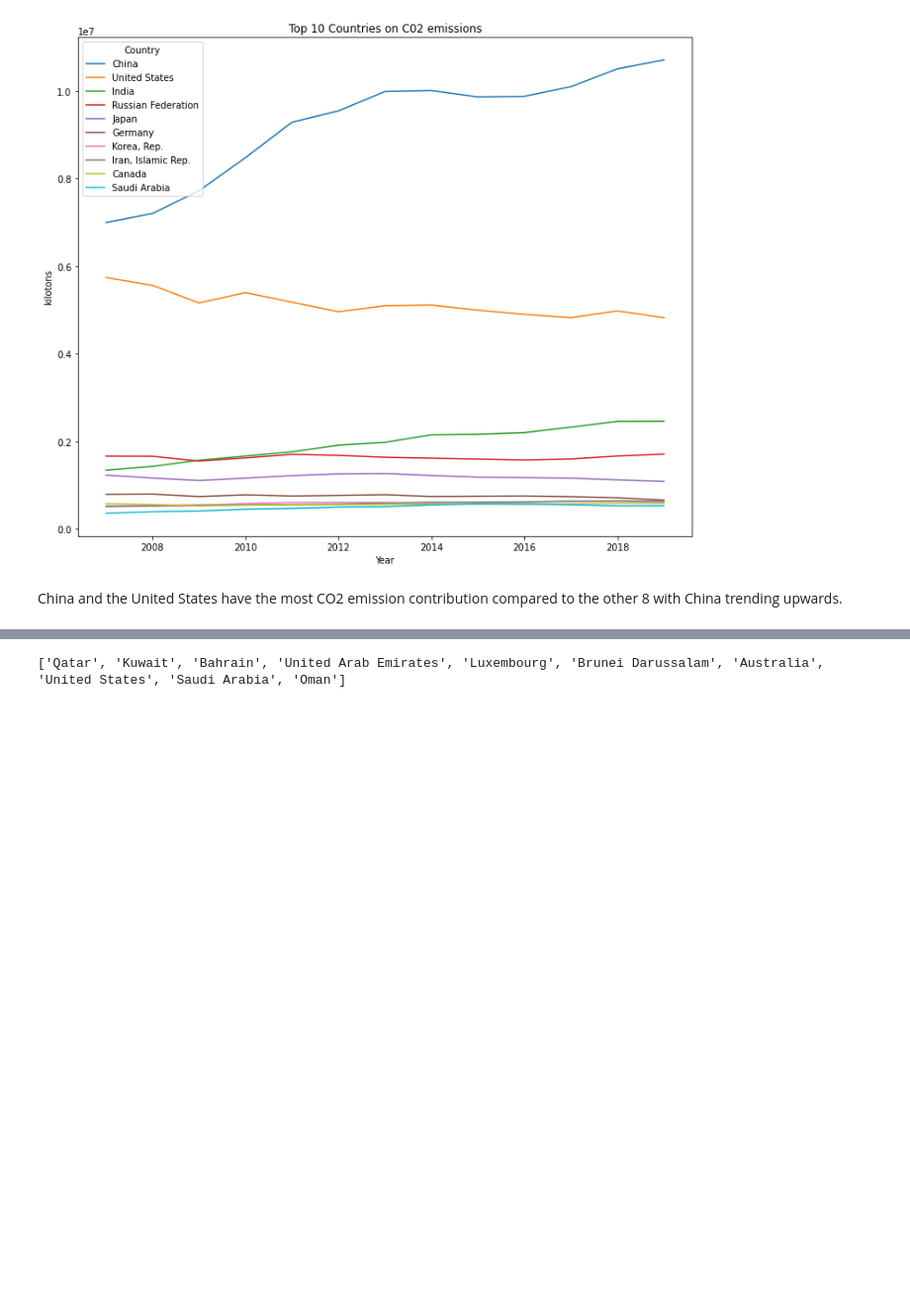
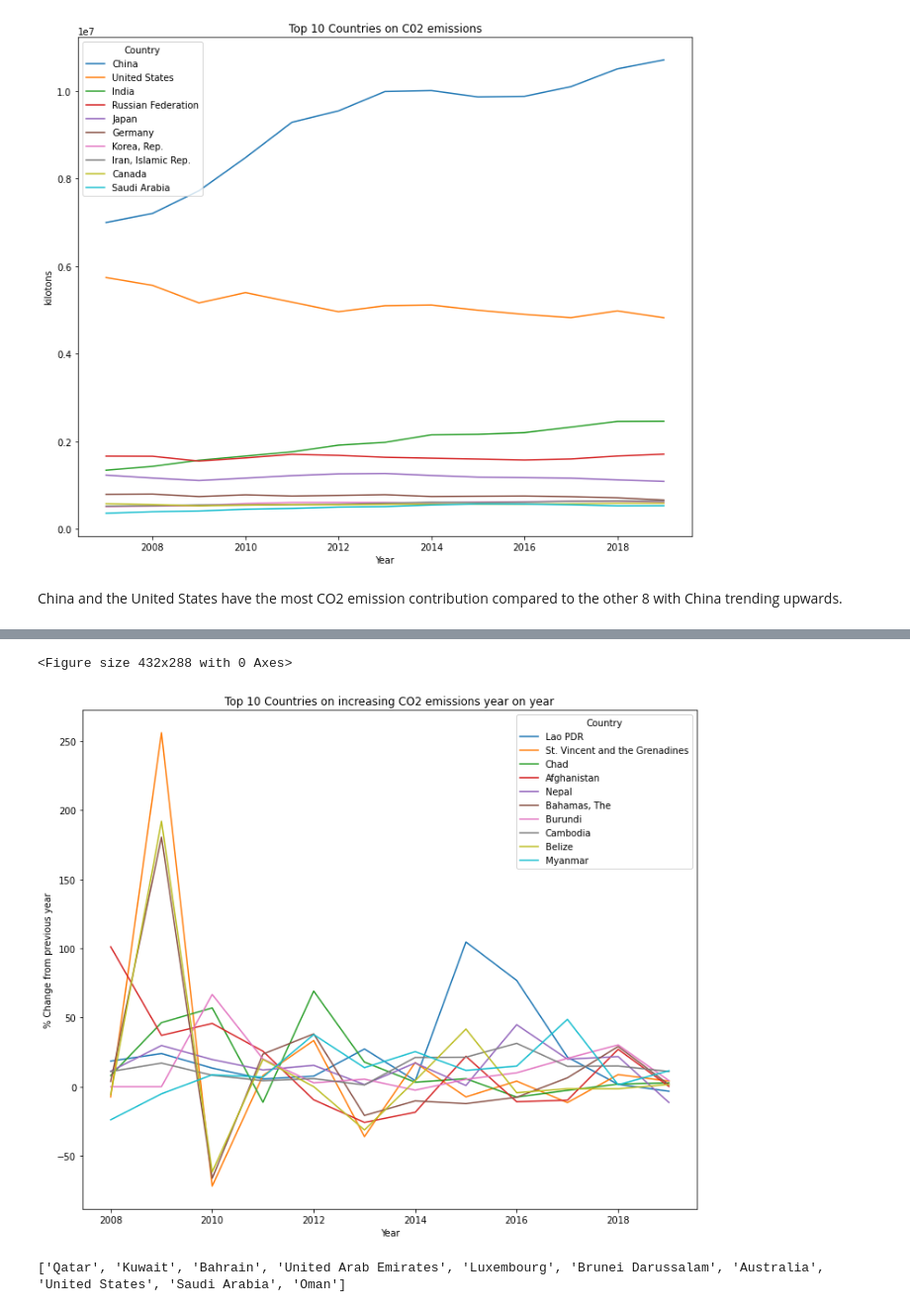
Before and after one commit to jords-santiago/humans_are_pollutants, a Jupyter notebook: 02_SourceCodes/01_Python_JupyterNotebook/World_Bank_Devt_Indicators_vs_Environment.ipynb, the cells around one changed output, grey strips where cells are left out. Shown at 99% size. Drawn from its saved outputs; the diff is of its cells as text; code cells hidden in the pictures; blank space fills up the shorter version.

```diff
--- a/02_SourceCodes/01_Python_JupyterNotebook/World_Bank_Devt_Indicators_vs_Environment.ipynb
+++ b/02_SourceCodes/01_Python_JupyterNotebook/World_Bank_Devt_Indicators_vs_Environment.ipynb
@@ -147,3 +229,13 @@ China and the United States have the most CO2 emission contribution compared to
+# %%
+plt.clf()
+plt.figure(figsize=(12,10))
+plt.title('Top 10 Countries on increasing CO2 emissions year on year')
+plt.ylabel('% Change from previous year')
+ax = sns.lineplot(x='Year', y='C02 Annual Change Percentage', data=co2_em_df_yoy_up_top10, hue='Country', hue_order=co2_em_df_yoy_top10_up_list)
+plt.show()
+# %% [output]
+<Figure size 432x288 with 0 Axes>
+[figure, added]
 # %%
 # Get the the top 10 countries with the highest average C02 emissions per capita 2007-2019
 co2_em_pc_df = co2_df[['Country', 'Year', 'EN.ATM.CO2E.PC']].dropna()
```
Also changed, not shown: parts of 18 cells of this notebook.
